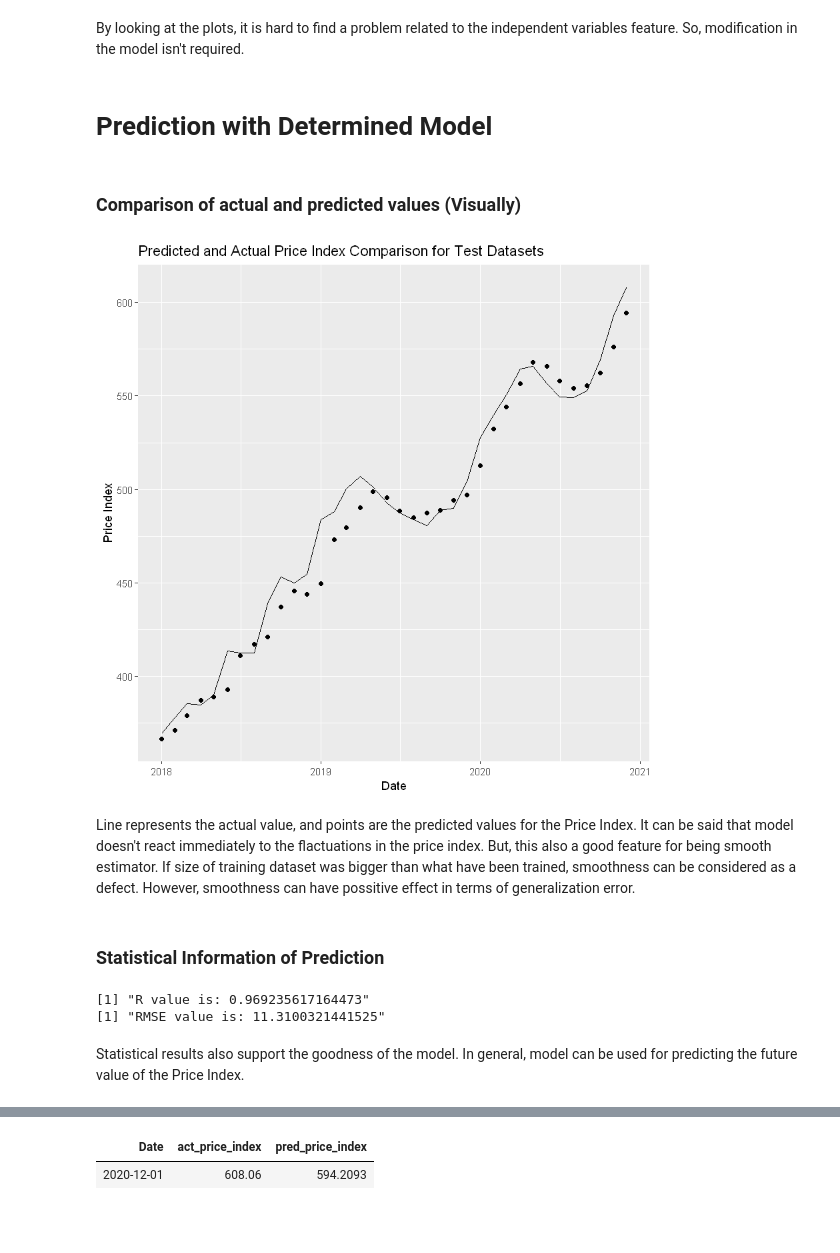
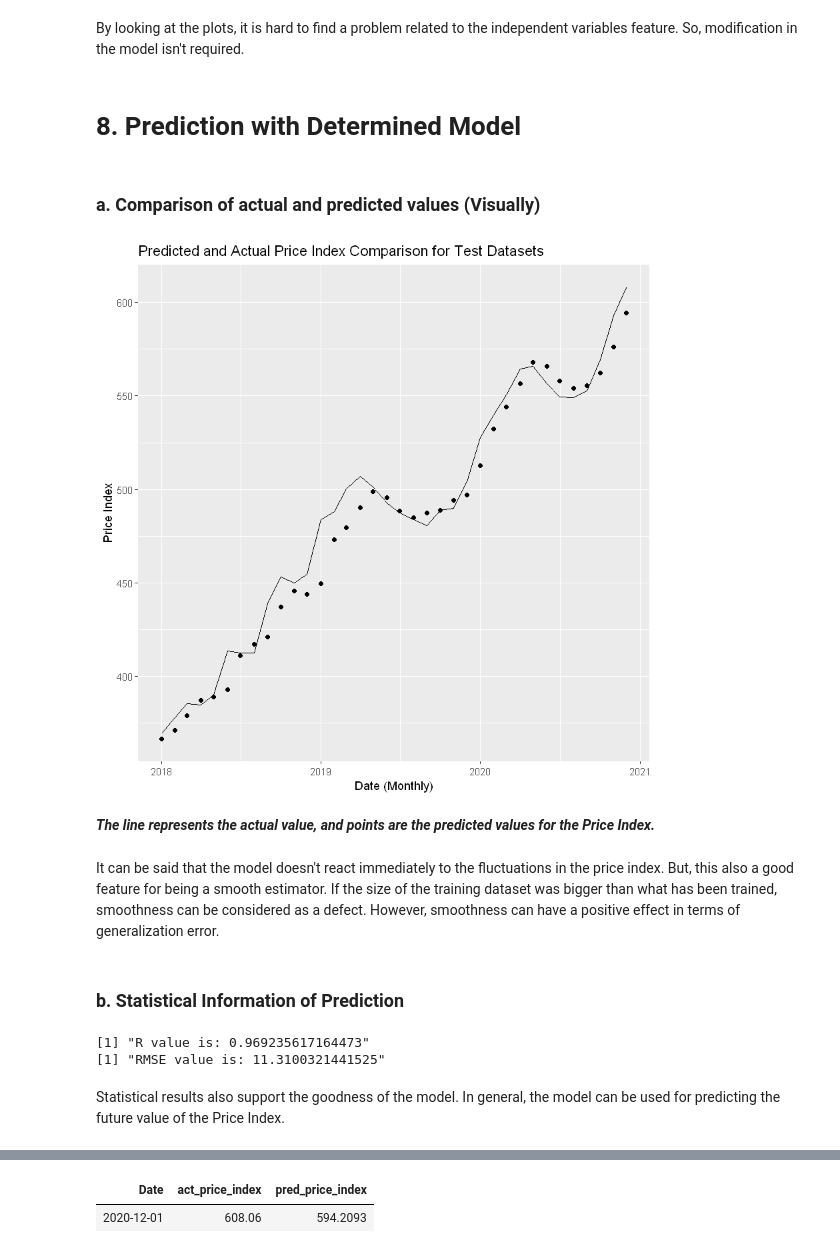
Before and after one commit to BU-IE-360/fall20-mbahadir, a Jupyter notebook: Homework3/Homework3.ipynb, the cells around one changed output, grey strips where cells are left out. Cells and saved outputs as stored; diff of their text form; code cells hidden in the pictures; blank space fills up the shorter version.

```diff
--- a/Homework3/Homework3.ipynb
+++ b/Homework3/Homework3.ipynb
@@ -347,24 +346,27 @@ plot(train[c(13:.N)][,list("Lag 12 value of Price Index"=lag12,residual=fit1$res
 # %% [markdown]
 By looking at the plots, it is hard to find a problem related to the independent variables feature. So, modification in the model isn't required.
 # %% [markdown]
-# Prediction with Determined Model
+# 8. Prediction with Determined Model
 # %%
 pred=predict(fit1, newdata=test)
 # %% [markdown]
-### Comparison of actual and predicted values (Visually)
+### a. Comparison of actual and predicted values (Visually)
 # %%
 results_dt=data.table(Date=test$index,
                   act_price_index=test$price_index,
                   pred_price_index=pred)
 # %%
 ggplot(results_dt,aes(x=Date,y=act_price_index))+geom_line()+
-    geom_point(aes(y=pred_price_index))+ggtitle("Predicted and Actual Price Index Comparison for Test Datasets")+ylab("Price Index")
+    geom_point(aes(y=pred_price_index))+ggtitle("Predicted and Actual Price Index Comparison for Test Datasets")+ylab("Price Index")+
+    xlab("Date (Monthly)")
 # %% [output]
-[figure, old version]
+[figure, new version]
+# %% [markdown]
+***The line represents the actual value, and points are the predicted values for the Price Index.***
 # %% [markdown]
-Line represents the actual value, and points are the predicted values for the Price Index. It can be said that model doesn't react immediately to the flactuations in the price index. But, this also a good feature for being smooth estimator. If size of training dataset was bigger than what have been trained, smoothness can be considered as a defect. However, smoothness can have possitive effect in terms of generalization error.
+It can be said that the model doesn't react immediately to the fluctuations in the price index. But, this also a good feature for being a smooth estimator. If the size of the training dataset was bigger than what has been trained, smoothness can be considered as a defect. However, smoothness can have a positive effect in terms of generalization error.
 # %% [markdown]
-### Statistical Information of Prediction
+### b. Statistical Information of Prediction
 # %%
 SSE=sum((pred-test$price_index)^2)
 SST=sum((test$price_index-mean(test$price_index))^2)
@@ -376,5 +378,5 @@ print(paste("RMSE value is:", RSME))
 [1] "R value is: 0.969235617164473"
 [1] "RMSE value is: 11.3100321441525"
 # %% [markdown]
-Statistical results also support the goodness of the model. In general, model can be used for predicting the future value of the Price Index.
+Statistical results also support the goodness of the model. In general, the model can be used for predicting the future value of the Price Index.
 # %% [markdown]
```
Also changed, not shown: parts of 22 cells of this notebook, 2 other files.
